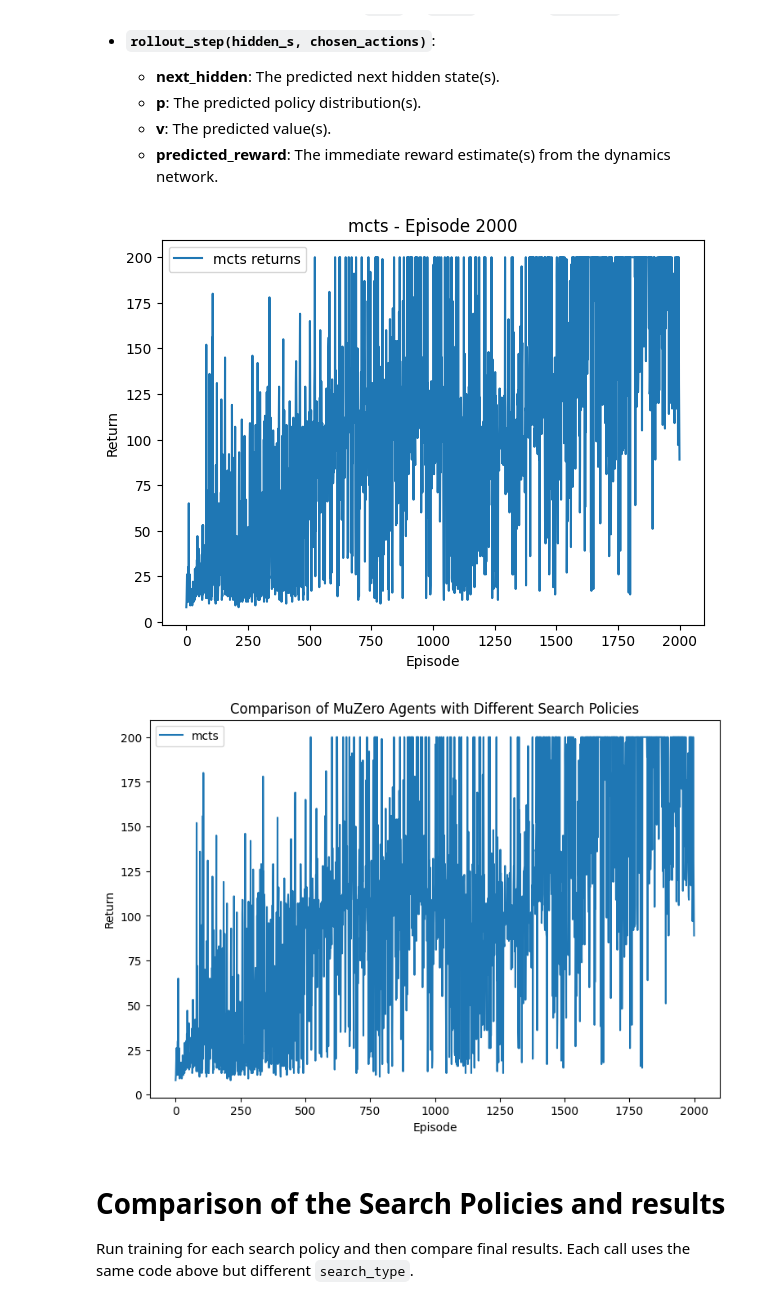
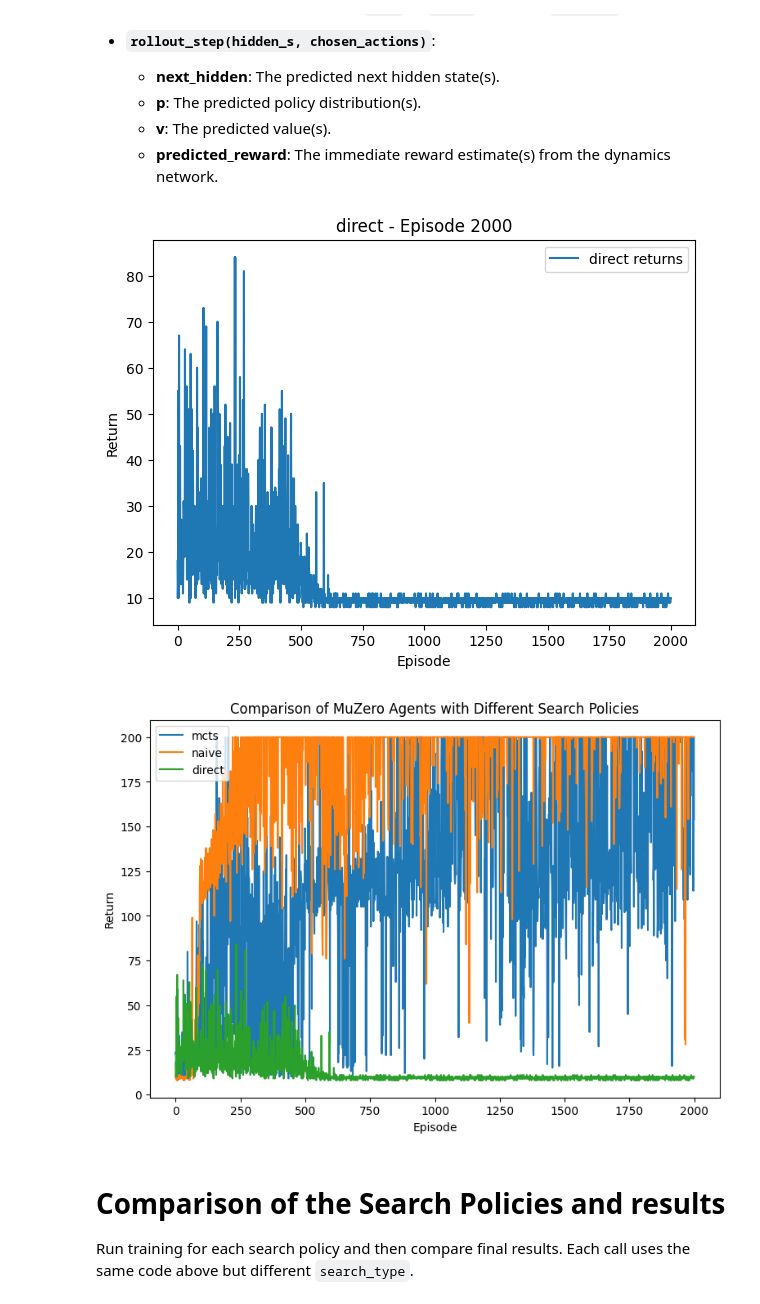
Before and after one commit to ParsaGhezelbash/DeepRL, a Jupyter notebook: HW/HW 5/RL_HW5_MCTS.ipynb, the cells around one changed output. Saved outputs shown, nothing was run; the diff lists cells and outputs as text; code cells hidden in the pictures.

```diff
--- a/HW/HW 5/RL_HW5_MCTS.ipynb
+++ b/HW/HW 5/RL_HW5_MCTS.ipynb
@@ -1434,11 +1501,12 @@ class Agent(nn.Module):
             with torch.no_grad():
                 pol, val = self.pred_net(hidden)
             # sample from pol^1/T
-            pol_np = pol.cpu().numpy()
+            pol_np = pol.squeeze(0).cpu().numpy()
             pol_np = pol_np ** (1.0 / self.temperature)
             pol_np = pol_np / np.sum(pol_np)
+            # print(pol_np.shape)
             chosen_act = np.random.choice(self.num_actions, p=pol_np)
-            return chosen_act, pol_np, val.item()
+            return chosen_act, pol_np, val
 
     def initial_step(self, obs):
         """
@@ -1498,6 +1566,7 @@ class Agent(nn.Module):
         batch_sz = chosen_actions.shape[0]
         # Normalize action to [0,1]
         act_enc = torch.zeros(batch_sz, self.num_actions, device=device)
+        # print(torch.arange(batch_sz).shape, chosen_actions.shape)
         act_enc[torch.arange(batch_sz), chosen_actions] = 1.0
 
         # feed dynamics
@@ -1650,36 +1719,38 @@ def train_with_search_policy(search_type='mcts'):
             plt.ylabel('Return')
             plt.legend()
             plt.show()
 
     # Finally, return the entire list of returns so we can compare across runs
     return runner.episode_returns
 
 
 # ---------------------------------------------------------------------
 # 4) Run training for each search policy and then compare final results.
 #    Each call uses the same code above but different `search_type`.
 # ---------------------------------------------------------------------
 all_results = {}
-search_types = ['mcts']
+search_types = ['mcts', 'naive', 'direct']
+
+# search_types = ['naive']
 
 for s_type in search_types:
     returns = train_with_search_policy(s_type)
     all_results[s_type] = returns
 
 # ---------------------------------------------------------------------
 # 5) Plot them all on one final chart (optional).
 # ---------------------------------------------------------------------
 plt.figure(figsize=(9,6))
 for s_type in search_types:
     plt.plot(all_results[s_type], label=s_type)
 plt.title("Comparison of MuZero Agents with Different Search Policies")
 plt.xlabel("Episode")
 plt.ylabel("Return")
 plt.legend()
 plt.show()
 # %% [output]
-[figure, old version]
+[figure, new version]
-[figure, old version]
+[figure, new version]
 # %% [markdown]
 # Comparison of the Search Policies and results
 
```
Also changed, not shown: parts of 1 cell of this notebook.
